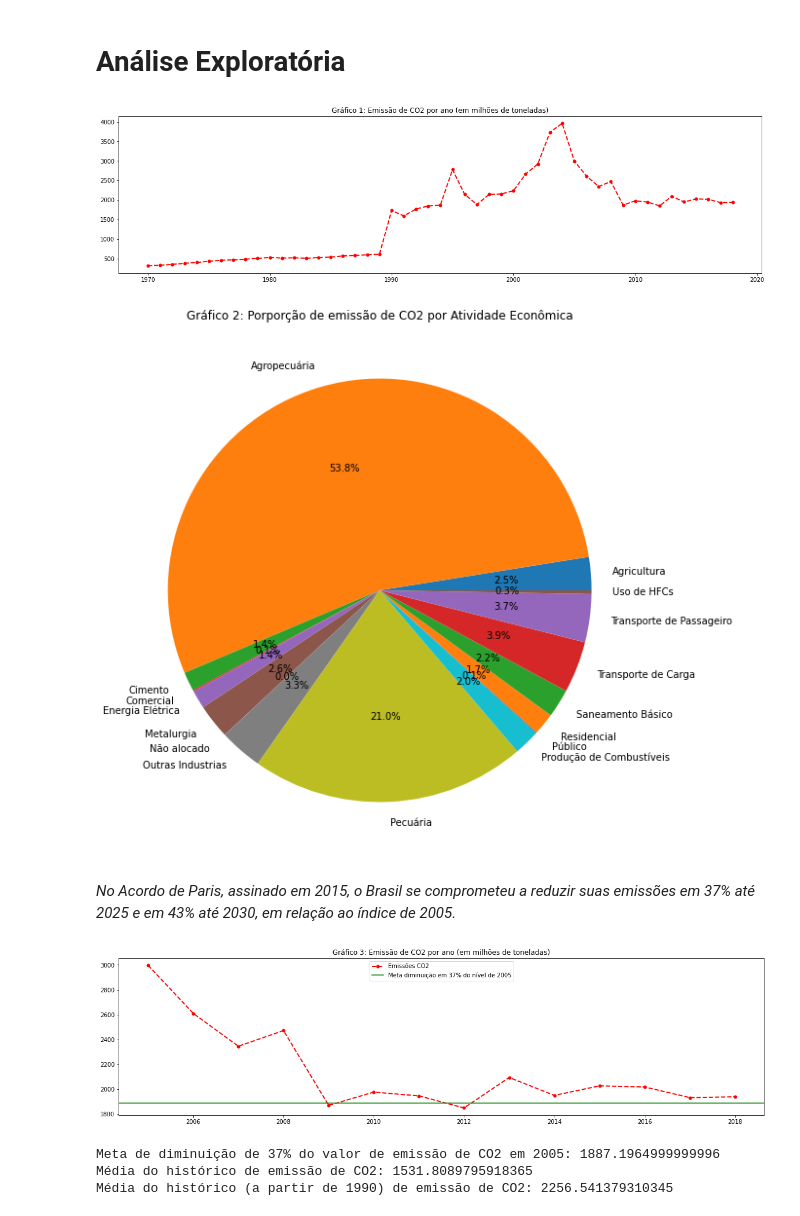
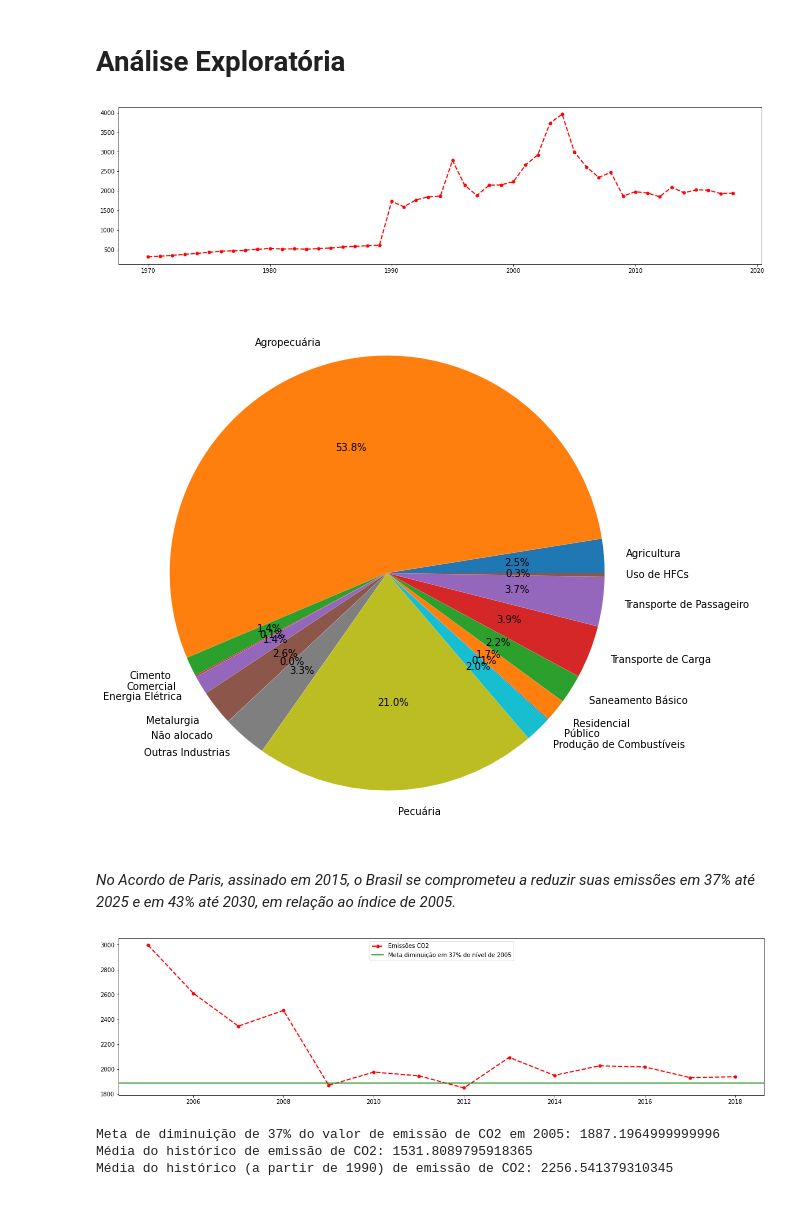
Before and after one commit to andrevcmelo/DataLearning, a Jupyter notebook: emissões_CO2.ipynb, the cells around one changed output. Drawn from its saved outputs; the diff is of its cells as text; code cells hidden in the pictures.

```diff
--- a/emissões_CO2.ipynb
+++ b/emissões_CO2.ipynb
@@ -215,11 +215,11 @@ data_emissoes
 # %%
 #Antes de qualquer coisa, vejamos o total de emissão de CO2 no Brasil
 plt.figure(figsize=(20, 5))
 plt.plot(data_emissoes['Valor/mi_t'], color = 'red',  marker='o',linestyle='dashed',linewidth=2, markersize=5)
-plt.title('Gráfico 1: Emissão de CO2 por ano (em milhões de toneladas)')
+#plt.title('Gráfico 1: Emissão de CO2 por ano (em milhões de toneladas)')
 plt.show();
 # %% [output]
-[figure, old version]
+[figure, new version]
 # %%
 #Vejamos, no geral, o total de emissões ao longo dos anos por Atividade Econômica
 data_cat_emissoes = pd.DataFrame(dados.groupby(['Categoria'])['Valor/mi_t'].sum())
@@ -227,10 +227,10 @@ data_cat_emissoes
 
 plt.figure(figsize=(10, 10))
 plt.pie(data_cat_emissoes['Valor/mi_t'], labels=data_cat_emissoes.index, autopct='%1.1f%%')
-plt.title('Gráfico 2: Porporção de emissão de CO2 por Atividade Econômica')
+#plt.title('Gráfico 2: Porporção de emissão de CO2 por Atividade Econômica')
 plt.show()
 # %% [output]
-[figure, old version]
+[figure, new version]
 # %% [markdown]
 *No Acordo de Paris, assinado em 2015, o Brasil se comprometeu a reduzir suas emissões em 37% até 2025 e em 43% até 2030, em relação ao índice de 2005.*
 # %%
@@ -240,12 +240,12 @@ valor_2005 = data_emissoes2['Valor/mi_t'][0] - data_emissoes2['Valor/mi_t'][0] *
 
 plt.figure(figsize=(20, 5))
 plt.plot(data_emissoes2['Valor/mi_t'], color = 'red',  marker='o',linestyle='dashed',linewidth=2, markersize=5,label="Emissões CO2")
-plt.title('Gráfico 3: Emissão de CO2 por ano (em milhões de toneladas)')
+#plt.title('Gráfico 3: Emissão de CO2 por ano (em milhões de toneladas)')
 plt.axhline(valor_2005,color='green',label="Meta diminuição em 37% do nível de 2005")
 plt.legend(loc='upper center')
 plt.show();
 # %% [output]
-[figure, old version]
+[figure, new version]
 # %%
 print('Meta de diminuição de 37% do valor de emissão de CO2 em 2005:',valor_2005)
 print('Média do histórico de emissão de CO2:',data_emissoes['Valor/mi_t'].mean())
```
Also changed, not shown: parts of 32 cells of this notebook.
